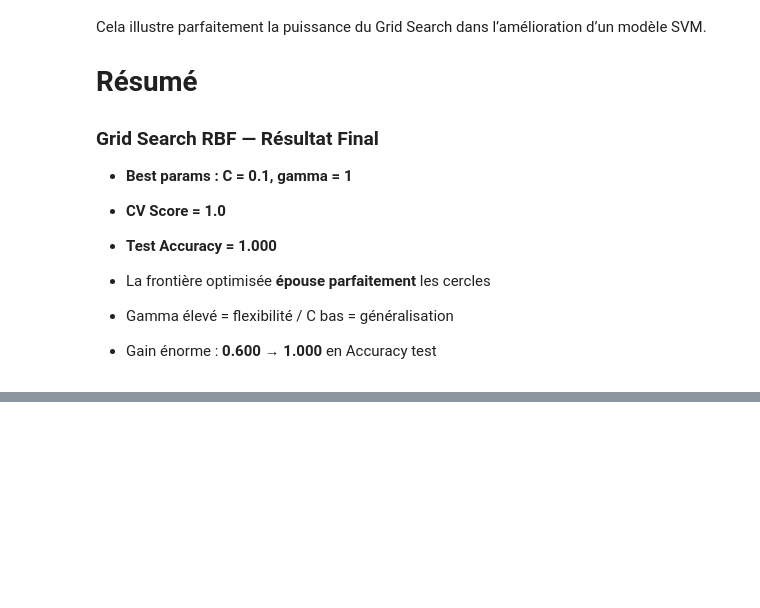
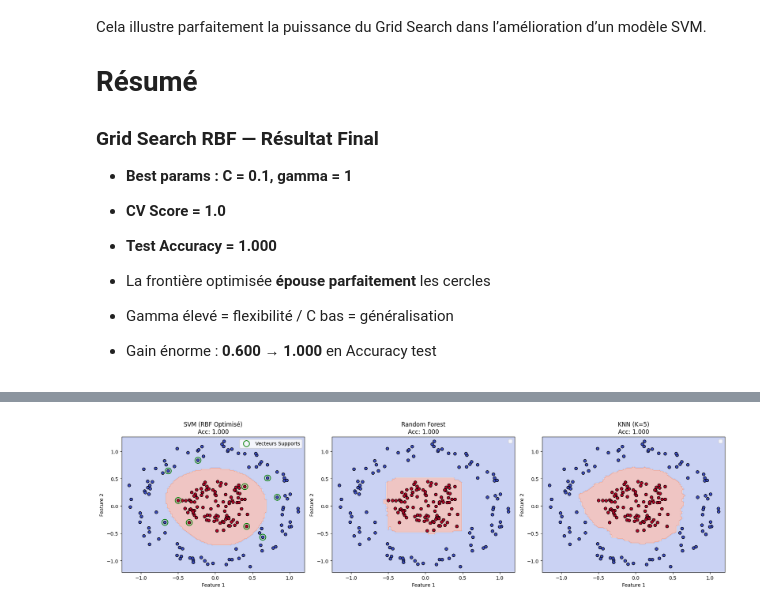
Before and after one commit to nouhaelmhamdi/Advanced-Machine-Learning, a Jupyter notebook: SVM_ANALYSIS.ipynb, the cells around one changed output, grey strips where cells are left out. Cells and saved outputs as stored; diff of their text form; code cells hidden in the pictures; blank space fills up the shorter version.

```diff
--- a/SVM_ANALYSIS.ipynb
+++ b/SVM_ANALYSIS.ipynb
@@ -686,0 +789,85 @@ Cela illustre parfaitement la puissance du Grid Search dans l’amélioration d
+# %%
+from sklearn.ensemble import RandomForestClassifier
+from sklearn.neighbors import KNeighborsClassifier
+import time
+
+# Modèles à comparer
+models = {
+    # Modèle optimisé de la Partie 4 (ici utilisé pour comparaison)
+    "SVM (RBF Optimisé)": SVC(C=100, gamma=1, kernel='rbf', random_state=42),
+    "Random Forest": RandomForestClassifier(n_estimators=100, random_state=42),
+    "KNN (K=5)": KNeighborsClassifier(n_neighbors=5)
+}
+
+comparison_results = {}
+
+# Entraînement et évaluation des modèles
+for name, model in models.items():
+    start_time = time.time()
+    model.fit(X_nl_train, y_nl_train)
+    training_time = time.time() - start_time
+
+    y_pred = model.predict(X_nl_test)
+    accuracy = accuracy_score(y_nl_test, y_pred)
+
+    comparison_results[name] = {
+        'Accuracy': accuracy,
+        'Temps Entraînement (s)': training_time
+    }
+
+# Fonction de tracé générique qui fonctionne pour les SVM et les autres classifieurs
+def plot_generic_decision_boundary(model, X, y, title, ax, mesh_step=0.02, pad=0.1):
+    x_min, x_max = X[:, 0].min() - pad, X[:, 0].max() + pad
+    y_min, y_max = X[:, 1].min() - pad, X[:, 1].max() + pad
+    xx, yy = np.meshgrid(np.arange(x_min, x_max, mesh_step),
+                         np.arange(y_min, y_max, mesh_step))
+    Z = model.predict(np.c_[xx.ravel(), yy.ravel()])
+    Z = Z.reshape(xx.shape)
+
+    ax.contourf(xx, yy, Z, alpha=0.3, cmap='coolwarm')
+    ax.scatter(X[:, 0], X[:, 1], c=y, cmap='coolwarm', marker='o', edgecolors='k')
+
+    # Si le modèle est un SVM et possède des vecteurs supports, on les trace
+    if hasattr(model, "support_vectors_"):
+        sv = model.support_vectors_
+        ax.scatter(sv[:, 0], sv[:, 1],
+                   s=150, facecolors='none', edgecolors='green', linewidth=1.5, label='Vecteurs Supports')
+
+        # Tracé des marges uniquement pour noyau linéaire
+        if getattr(model, "kernel", None) == 'linear' and hasattr(model, "coef_"):
+            try:
+                w = model.coef_[0]
+                a = -w[0] / w[1]
+                xx_line = np.linspace(x_min, x_max, 200)
+                yy_line = a * xx_line - (model.intercept_[0]) / w[1]
+                margin = 1 / np.sqrt(np.sum(w ** 2))
+                yy_down = yy_line - np.sqrt(1 + a ** 2) * margin
+                yy_up = yy_line + np.sqrt(1 + a ** 2) * margin
+
+                ax.plot(xx_line, yy_line, 'k-', label='Frontière de Décision')
+                ax.plot(xx_line, yy_down, 'k--', label='Marge')
+                ax.plot(xx_line, yy_up, 'k--')
+            except Exception:
+                pass
+
+    ax.set_title(title)
+    ax.set_xlabel("Feature 1")
+    ax.set_ylabel("Feature 2")
+    ax.legend(loc='best')
+
+# Affichage côte-à-côte des frontières pour chaque modèle
+n_models = len(models)
+plt.figure(figsize=(6 * n_models, 5))
+for i, (name, model) in enumerate(models.items(), 1):
+    ax = plt.subplot(1, n_models, i)
+    plot_generic_decision_boundary(model, X_nl, y_nl, f"{name}\nAcc: {comparison_results[name]['Accuracy']:.3f}", ax)
+
+plt.tight_layout()
+plt.show()
+
+# Affichage des résultats numériques
+print("Comparaison des modèles (Accuracy, Temps d'entraînement en s):")
+for name, res in comparison_results.items():
+    print(f"- {name}: Accuracy = {res['Accuracy']:.3f}, Temps = {res['Temps Entraînement (s)']:.4f}s")
+# %% [output]
+[figure, added]
```
Also changed, not shown: parts of 6 cells of this notebook.
